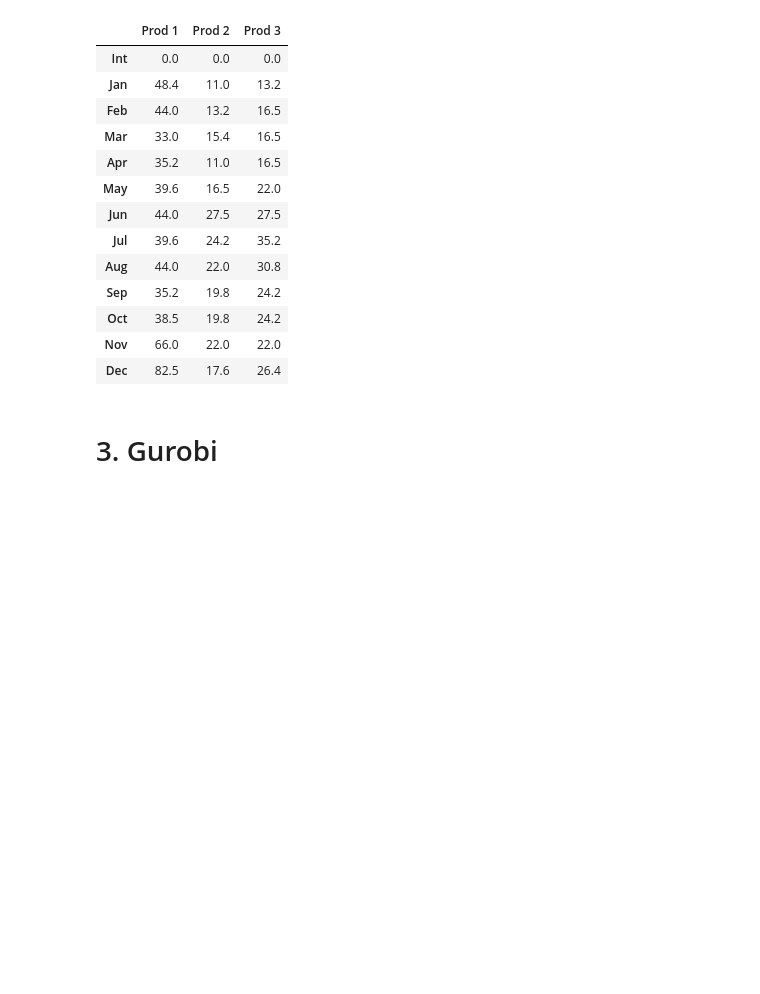
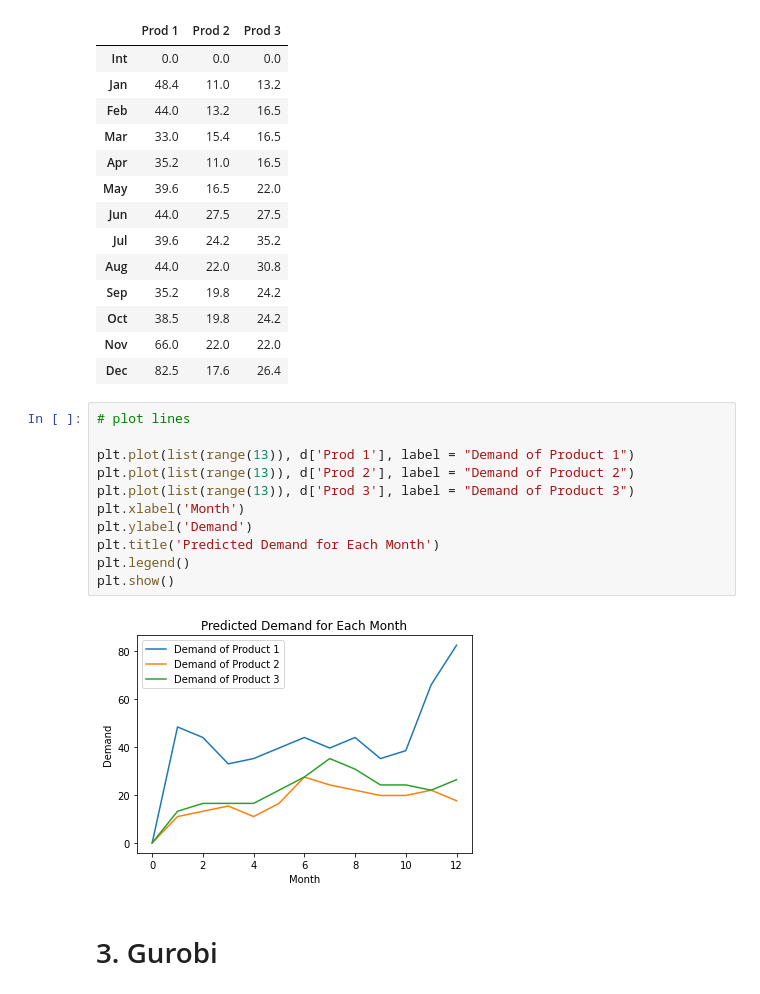
Before and after one commit to siraj101/supply_optimization, a Jupyter notebook: Gurobi Model Predicted Demand.ipynb, the cells around one changed output. Cells and saved outputs as stored; diff of their text form; blank space fills up the shorter version.

```diff
--- a/Gurobi Model Predicted Demand.ipynb
+++ b/Gurobi Model Predicted Demand.ipynb
@@ -186,6 +187,19 @@ predicted_demand
 | Oct | 38.5 | 19.8 | 24.2 |
 | Nov | 66.0 | 22.0 | 22.0 |
 | Dec | 82.5 | 17.6 | 26.4 |
+# %%
+# plot lines
+
+plt.plot(list(range(13)), d['Prod 1'], label = "Demand of Product 1")
+plt.plot(list(range(13)), d['Prod 2'], label = "Demand of Product 2")
+plt.plot(list(range(13)), d['Prod 3'], label = "Demand of Product 3")
+plt.xlabel('Month')
+plt.ylabel('Demand')
+plt.title('Predicted Demand for Each Month')
+plt.legend()
+plt.show()
+# %% [output]
+[figure, added]
 # %% [markdown]
 # 3. Gurobi
 # %%
```
Also changed, not shown: parts of 2 cells of this notebook, 2 other files.
